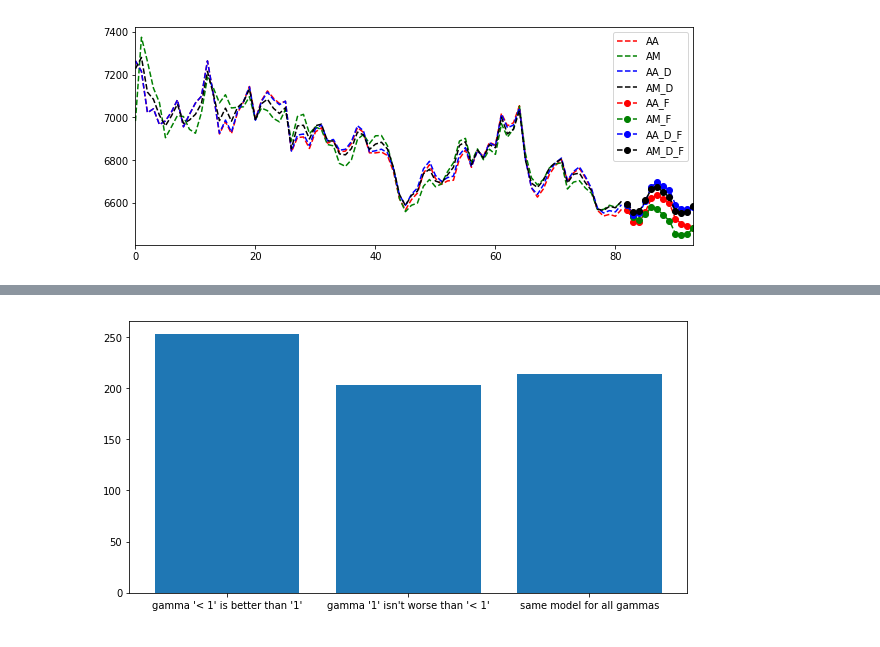
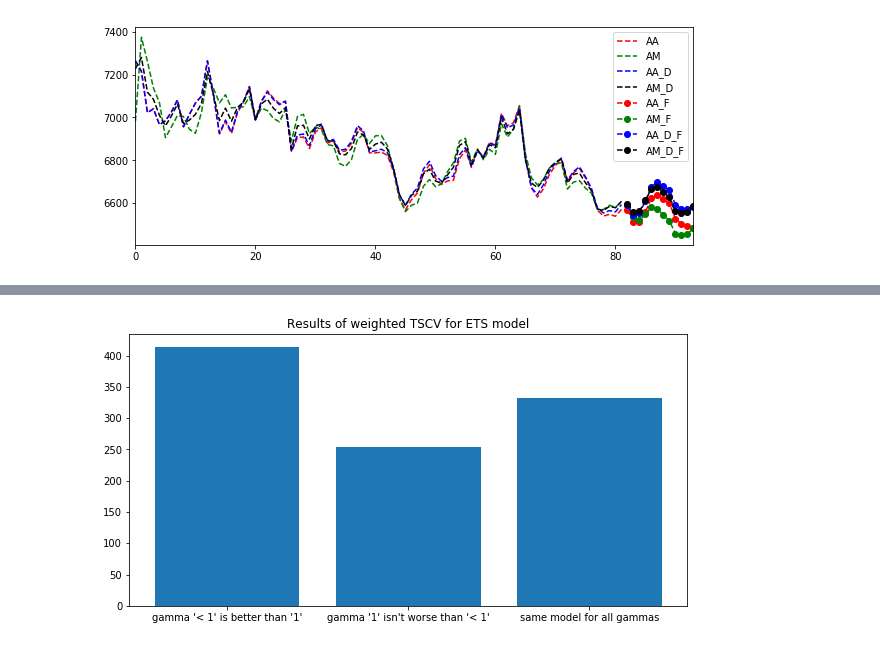
Before and after one commit to PetrGarm/CW_3course, a Jupyter notebook: CV_algorithm.ipynb, the cells around one changed output, grey strips where cells are left out. Drawn from its saved outputs; the diff is of its cells as text; code cells hidden in the pictures.

Commit message:
Updated all models, 1000 iterations now

```diff
--- a/CV_algorithm.ipynb
+++ b/CV_algorithm.ipynb
@@ -120,8 +104,6 @@ def validate_gamma(lags, n_splits, ts, gamma_test_part = 6, gammas=np.arange(0,
             y_test_cum = np.append(y_test_cum, y_test)
             mapes.append(mean_absolute_percentage_error(y_test, y_hat))
 
-#         print('lag =' ,lag)
-#         print(mean_absolute_percentage_error(y_test_cum, y_hat_cum))
 
         # weighting of observations
         for gamma in gammas:
@@ -129,6 +111,7 @@ def validate_gamma(lags, n_splits, ts, gamma_test_part = 6, gammas=np.arange(0,
             gammas_pow = np.ones(len(y_test_cum)) * gamma
             res_mape[str(gamma) + "_" + str(lag)] = np.mean(np.power(gammas_pow, powers) * mean_absolute_percentage_error(y_test_cum, y_hat_cum))
 
+    # selecting best models for each gamma
     i = -1
     for gamma in gammas:
         i += 1
@@ -140,9 +123,12 @@ def validate_gamma(lags, n_splits, ts, gamma_test_part = 6, gammas=np.arange(0,
                 gammas_best[i] = lag
 
 
+    # selecting best model from all proposed by different gammas
     mapes_for_gammas = []
     best_gamma = None
-    if len(np.unique(gammas_best)) == 1:
+
+    # if there is only 1 model for each gamma
+    if checkEqual(gammas_best):
         best_gamma = "same_results_all_models"
     else:
         for gamma_best in gammas_best:
@@ -157,8 +143,11 @@ def validate_gamma(lags, n_splits, ts, gamma_test_part = 6, gammas=np.arange(0,
         best_gamma = gammas[np.argmin(mapes_for_gammas)]
 
     if best_gamma != "same_results_all_models":
+        # if gamma = 1 isn't worse than best_gamma
         if gammas_best[np.argmin(mapes_for_gammas)] == gammas_best[-1]:
             best_gamma = "gamma_1_is_ok"
+
+    # mean MAPE for each gamma for every hyperparameter, best model for each gamma, best gamma on ts_gamma_test
     return res_mape, gammas_best , best_gamma
 # %%
 start = time.time()
@@ -188,6 +161,6 @@ validate_gamma(np.arange(1, x.shape[0] // 10, 4), 5, pd.DataFrame(x))
 # %%
 hist = []
-for i in tqdm_notebook(np.random.choice(47998, size = 100)):
+for i in tqdm_notebook(np.random.choice(47998, size = 1000)):
     x = df[i:i+1].values[0][1:]
     x = np.array(x, dtype=float)
     x = x[~np.isnan(x)]
@@ -655,10 +636,15 @@ for i in tqdm_notebook(np.random.choice(47998, size = 1000)):
     x = df[i:i+1].values[0][1:]
     x = np.array(x, dtype=float)
     x = x[~np.isnan(x)]
+
+    # to address lack of observations problem (12 at least for each fold)
     try:
       _, _, best_gamma = validate_gamma(trends, seasonals, 4, pd.DataFrame(x))
     except:
-      continue
+      try:
+        _, _, best_gamma = validate_gamma(trends, seasonals, 3, pd.DataFrame(x))
+      except:
+          pass
     hist.append(best_gamma)
 # %% [output]
 [interactive output not drawn]
@@ -678,6 +664,7 @@ y.append(counts[-2])
 y.append(counts[-1])
 # %%
 plt.figure(figsize=(10,5))
+plt.title("Results of weighted TSCV for ETS model")
 plt.bar(x, y);
 # %% [output]
-[figure, old version]
+[figure, new version]
```
Also changed, not shown: parts of 11 cells of this notebook.
